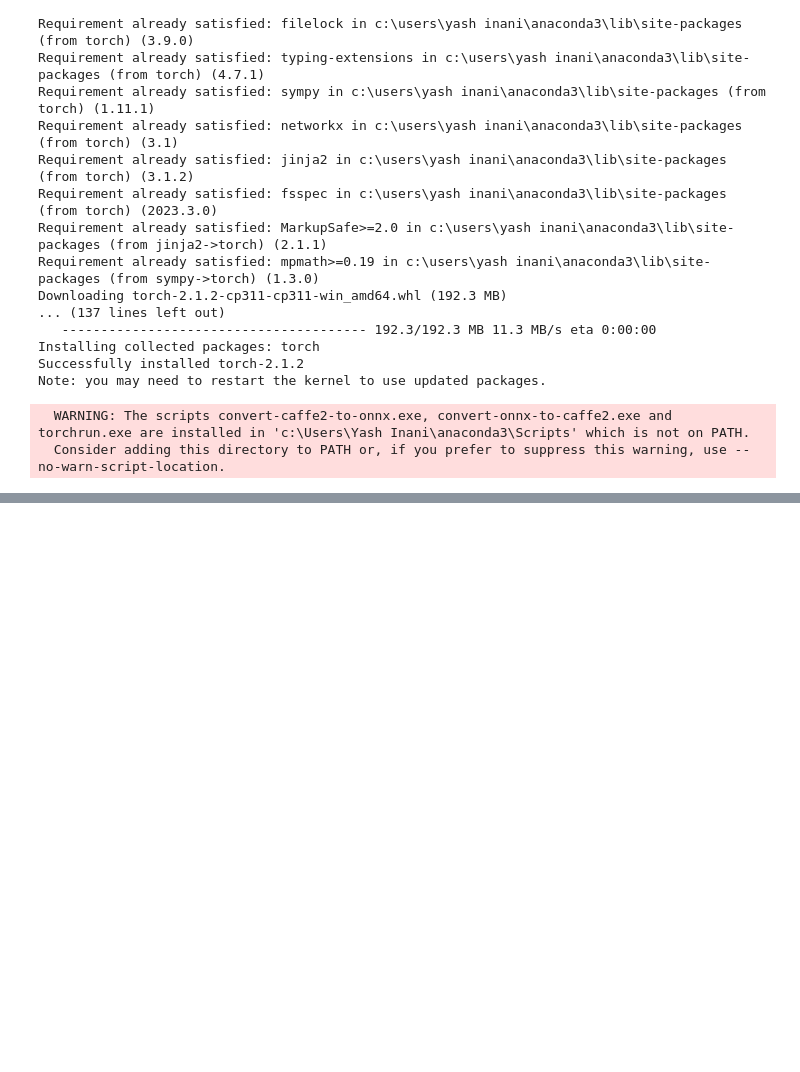
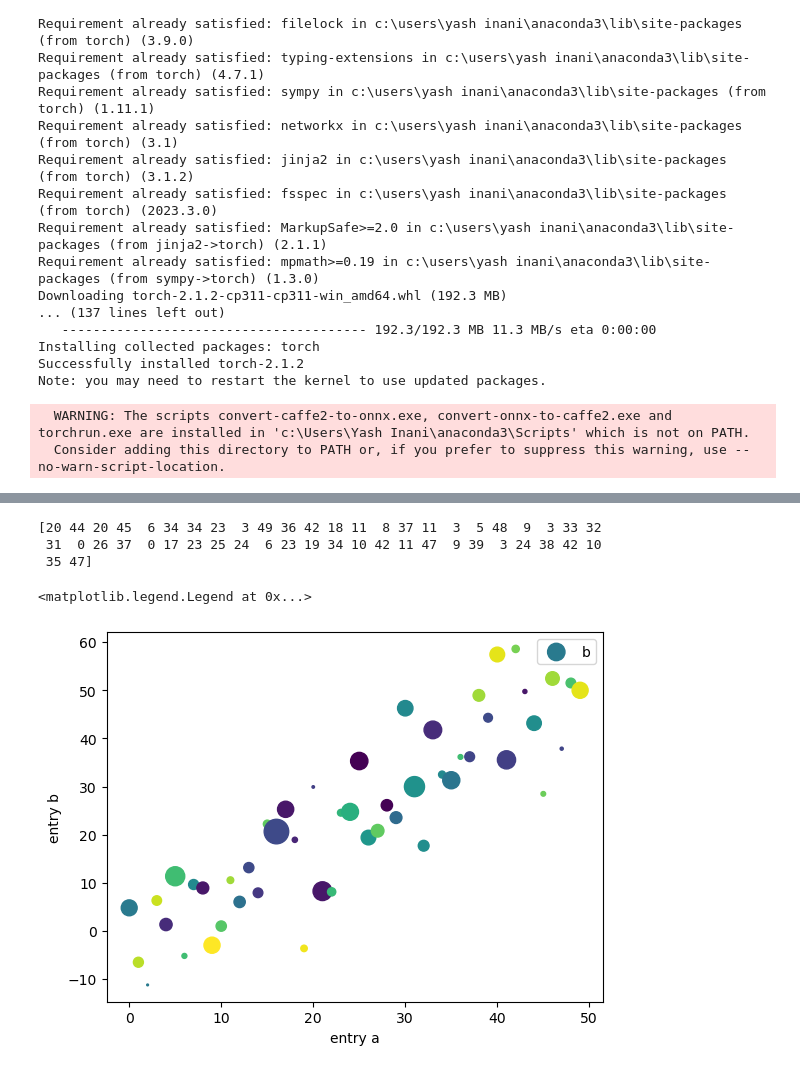
Before and after one commit to yinani24/ML-or-AI, a Jupyter notebook: trials.ipynb, the cells around one changed output, grey strips where cells are left out. Drawn from its saved outputs; the diff is of its cells as text; code cells hidden in the pictures; blank space fills up the shorter version.

```diff
--- a/trials.ipynb
+++ b/trials.ipynb
@@ -28,0 +74,20 @@ import torch
+# %%
+np.random.seed(19680801)  # seed the random number generator.
+data = {'a': np.arange(50),
+        'c': np.random.randint(0, 50, 50),
+        'd': np.random.randn(50)}
+data['b'] = data['a'] + 10 * np.random.randn(50)
+data['d'] = np.abs(data['d']) * 100
+
+print(data['c'])
+_, ax = plt.subplots()
+ax.scatter('a', 'b', c='c',  s='d', data=data)
+ax.set_xlabel('entry a')
+ax.set_ylabel('entry b')
+ax.legend()
+# %% [output]
+[20 44 20 45  6 34 34 23  3 49 36 42 18 11  8 37 11  3  5 48  9  3 33 32
+ 31  0 26 37  0 17 23 25 24  6 23 19 34 10 42 11 47  9 39  3 24 38 42 10
+ 35 47]
+<matplotlib.legend.Legend at 0x...>
+[figure, added]
```
Also changed, not shown: parts of 5 cells of this notebook, 1 other file.
